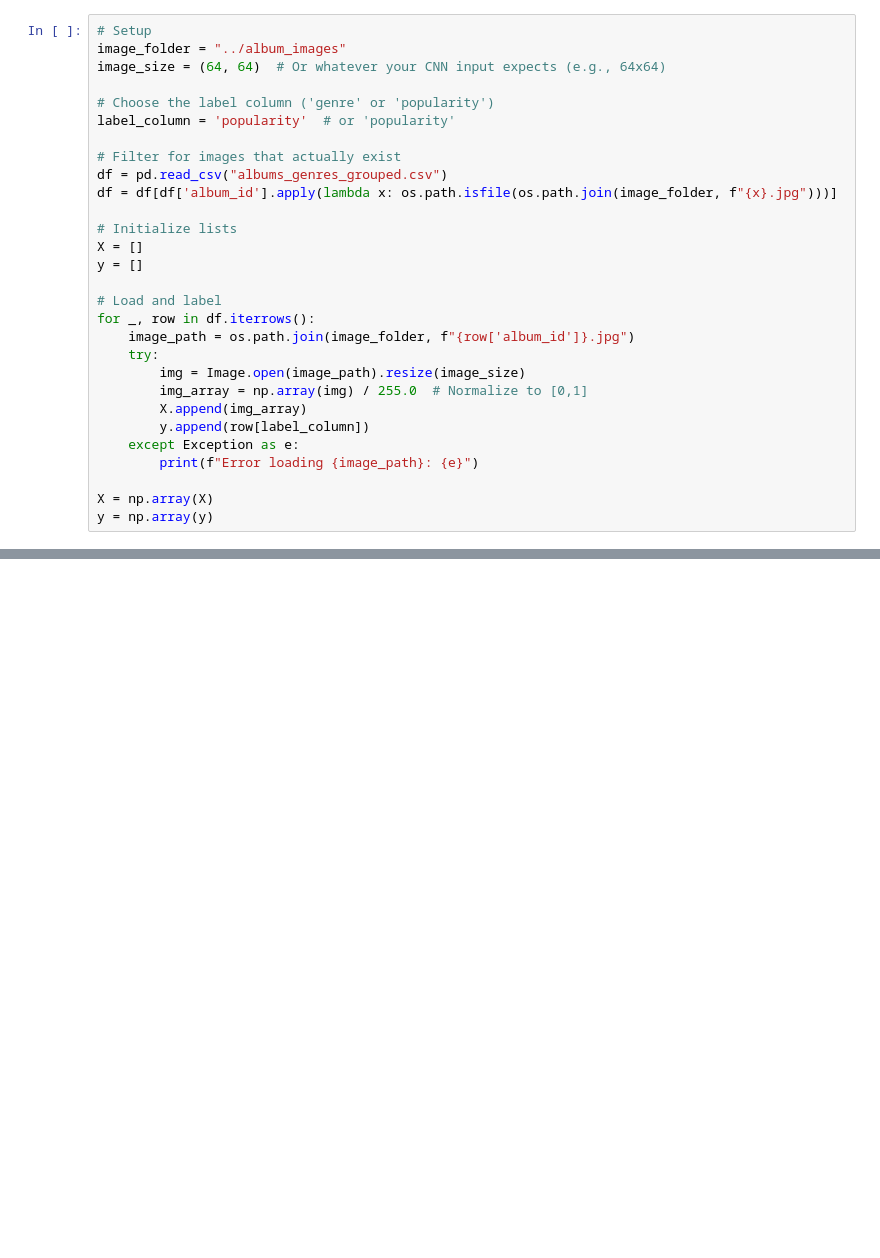
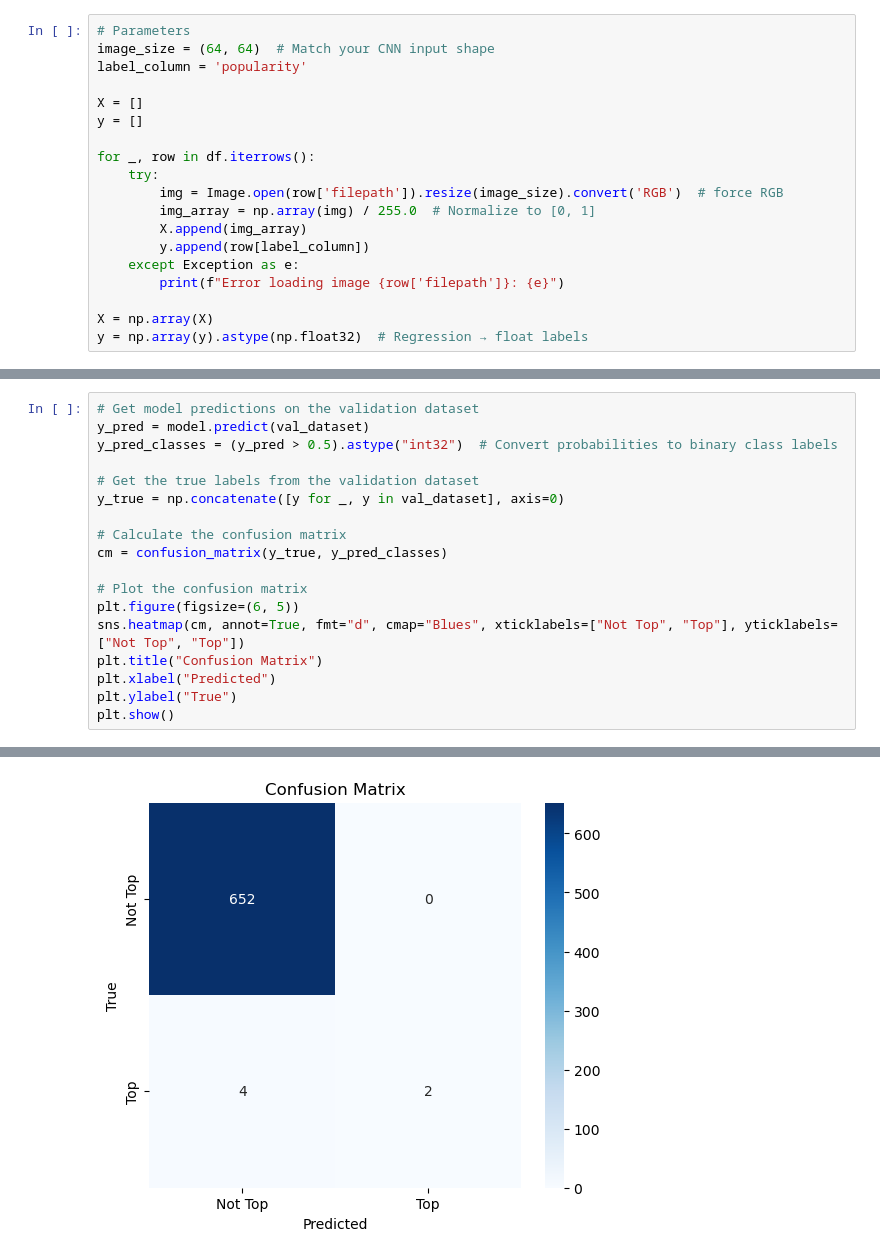
Before and after one commit to marie-vaughan/6600_final_project, a Jupyter notebook: code/untrained_cnn.ipynb, the cells around one changed output, grey strips where cells are left out. Drawn from its saved outputs; the diff is of its cells as text; blank space fills up the shorter version.

```diff
--- a/code/untrained_cnn.ipynb
+++ b/code/untrained_cnn.ipynb
@@ -185,30 +18,20 @@ df = df[df['filepath'].apply(os.path.exists)]  # Drop missing files
 # %%
-# Setup
-image_folder = "../album_images"
-image_size = (64, 64)  # Or whatever your CNN input expects (e.g., 64x64)
+# Parameters
+image_size = (64, 64)  # Match your CNN input shape
+label_column = 'popularity'
 
-# Choose the label column ('genre' or 'popularity')
-label_column = 'popularity'  # or 'popularity'
-
-# Filter for images that actually exist
-df = pd.read_csv("albums_genres_grouped.csv")
-df = df[df['album_id'].apply(lambda x: os.path.isfile(os.path.join(image_folder, f"{x}.jpg")))]
-
-# Initialize lists
 X = []
 y = []
 
-# Load and label
 for _, row in df.iterrows():
-    image_path = os.path.join(image_folder, f"{row['album_id']}.jpg")
     try:
-        img = Image.open(image_path).resize(image_size)
-        img_array = np.array(img) / 255.0  # Normalize to [0,1]
+        img = Image.open(row['filepath']).resize(image_size).convert('RGB')  # force RGB
+        img_array = np.array(img) / 255.0  # Normalize to [0, 1]
         X.append(img_array)
         y.append(row[label_column])
     except Exception as e:
-        print(f"Error loading {image_path}: {e}")
+        print(f"Error loading image {row['filepath']}: {e}")
 
 X = np.array(X)
-y = np.array(y)
+y = np.array(y).astype(np.float32)  # Regression → float labels
 # %%
@@ -514,0 +291,19 @@ Restoring model weights from the end of the best epoch: 7.
+# %%
+# Get model predictions on the validation dataset
+y_pred = model.predict(val_dataset)
+y_pred_classes = (y_pred > 0.5).astype("int32")  # Convert probabilities to binary class labels
+
+# Get the true labels from the validation dataset
+y_true = np.concatenate([y for _, y in val_dataset], axis=0)
+
+# Calculate the confusion matrix
+cm = confusion_matrix(y_true, y_pred_classes)
+
+# Plot the confusion matrix
+plt.figure(figsize=(6, 5))
+sns.heatmap(cm, annot=True, fmt="d", cmap="Blues", xticklabels=["Not Top", "Top"], yticklabels=["Not Top", "Top"])
+plt.title("Confusion Matrix")
+plt.xlabel("Predicted")
+plt.ylabel("True")
+plt.show()
+# %% [output]
@@ -514,0 +312 @@ Restoring model weights from the end of the best epoch: 7.
+[figure, added]
```
Also changed, not shown: parts of 15 cells of this notebook.
